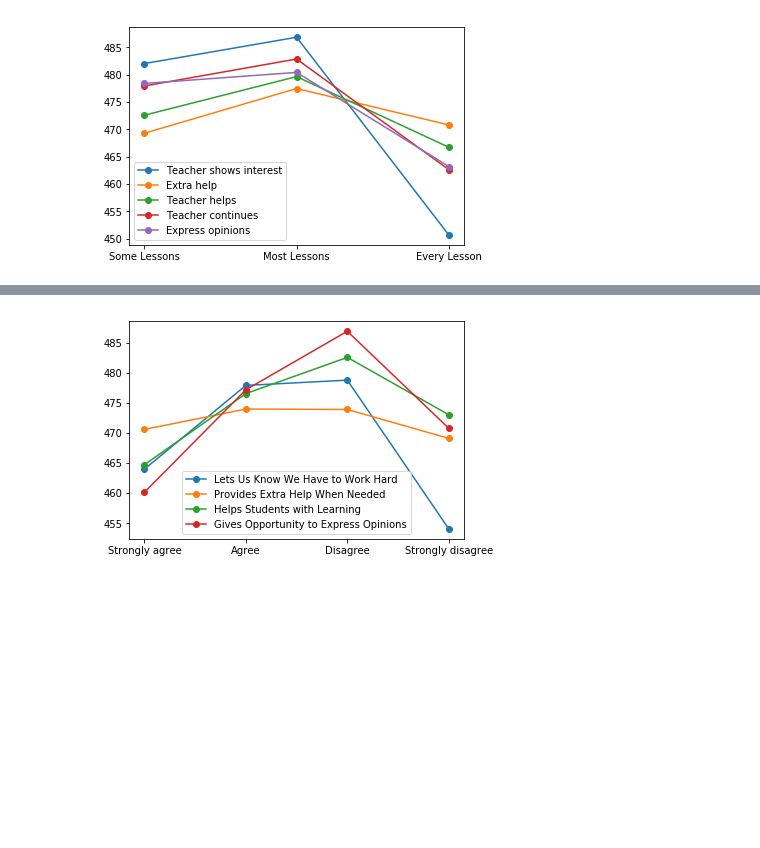
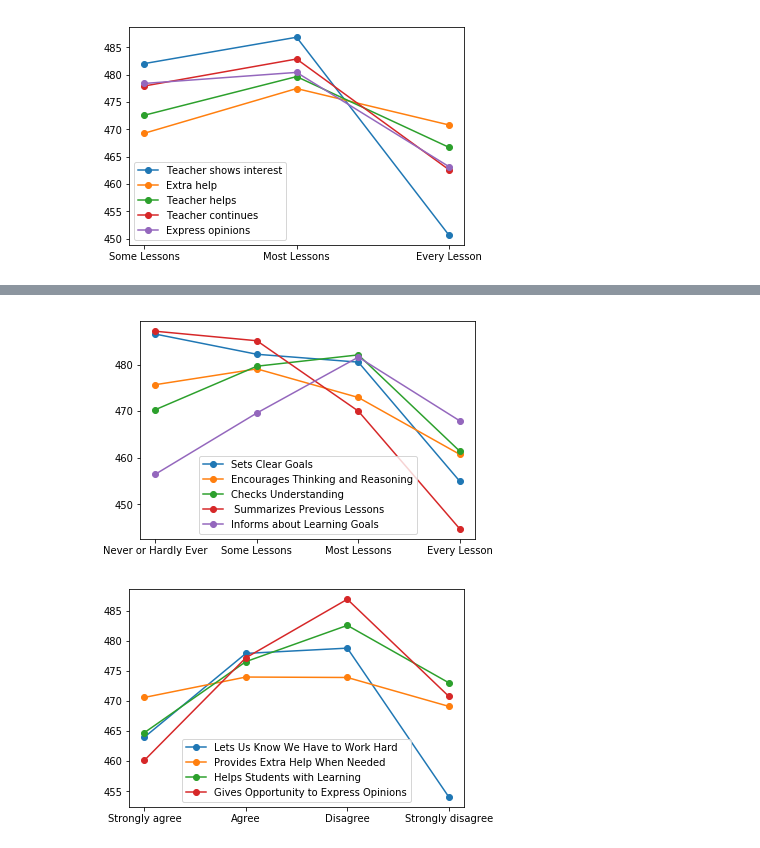
Before and after one commit to jgu1989/UdacityDataAnalystNanodegree, a Jupyter notebook: 5_Communicate_Data_Findings/pisa.ipynb, the cells around one changed output, grey strips where cells are left out. Drawn from its saved outputs; the diff is of its cells as text; code cells hidden in the pictures; blank space fills up the shorter version.

Commit message:
Achievement vs. instruction

```diff
--- a/5_Communicate_Data_Findings/pisa.ipynb
+++ b/5_Communicate_Data_Findings/pisa.ipynb
@@ -256,3 +256,5 @@ for i in range(5):
 #     plt.title(titles[i])
 # %% [output]
 [figure]
+# %%
+df_instruction = df[['ST79Q01', 'ST79Q02', 'ST79Q06', 'ST79Q08', 'ST79Q15', 'PV1MATH']]
@@ -259,3 +275,16 @@ for i in range(5):
+# %%
+instructions = ['ST79Q01', 'ST79Q02', 'ST79Q06', 'ST79Q08', 'ST79Q15']
+titles = ['Sets Clear Goals', 'Encourages Thinking and Reasoning', 'Checks Understanding',
+          ' Summarizes Previous Lessons', 'Informs about Learning Goals']
+# fig, axes = plt.subplots(2, 2, figsize=(12,16)) # grid of 3x4 subplots
+# axes = axes.flatten() # reshape from 3x4 array into 12-element vector
+for i in range(5):
+#     plt.sca(axes[i]) # set the current Axes
+    sup = df_instruction.groupby(instructions[i]).mean().reindex(index=['Never or Hardly Ever', 'Some Lessons','Most Lessons','Every Lesson'] )
+    plt.plot(sup, marker='o', label=titles[i])
+    plt.legend()
+# %% [output]
+[figure, added]
 # %%
 df_support = df[['ST83Q01', 'ST83Q02','ST83Q03','ST83Q04','PV1MATH']]
 # %%
```
Also changed, not shown: parts of 5 cells of this notebook.
